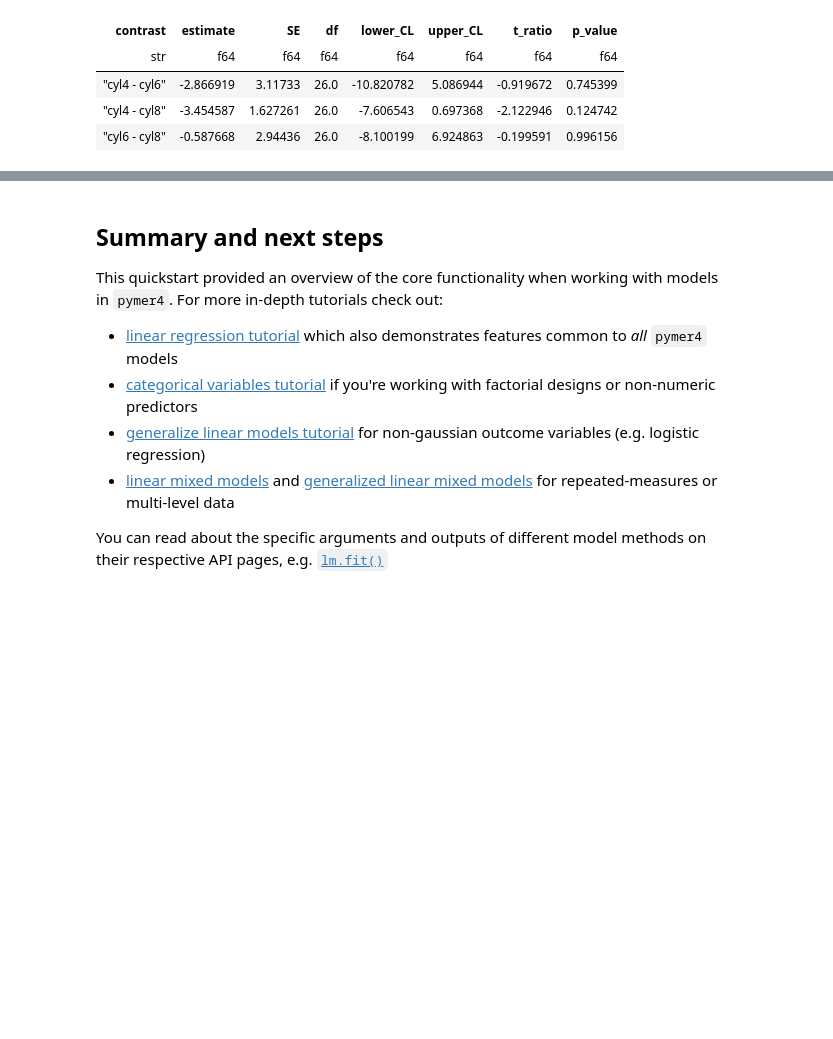
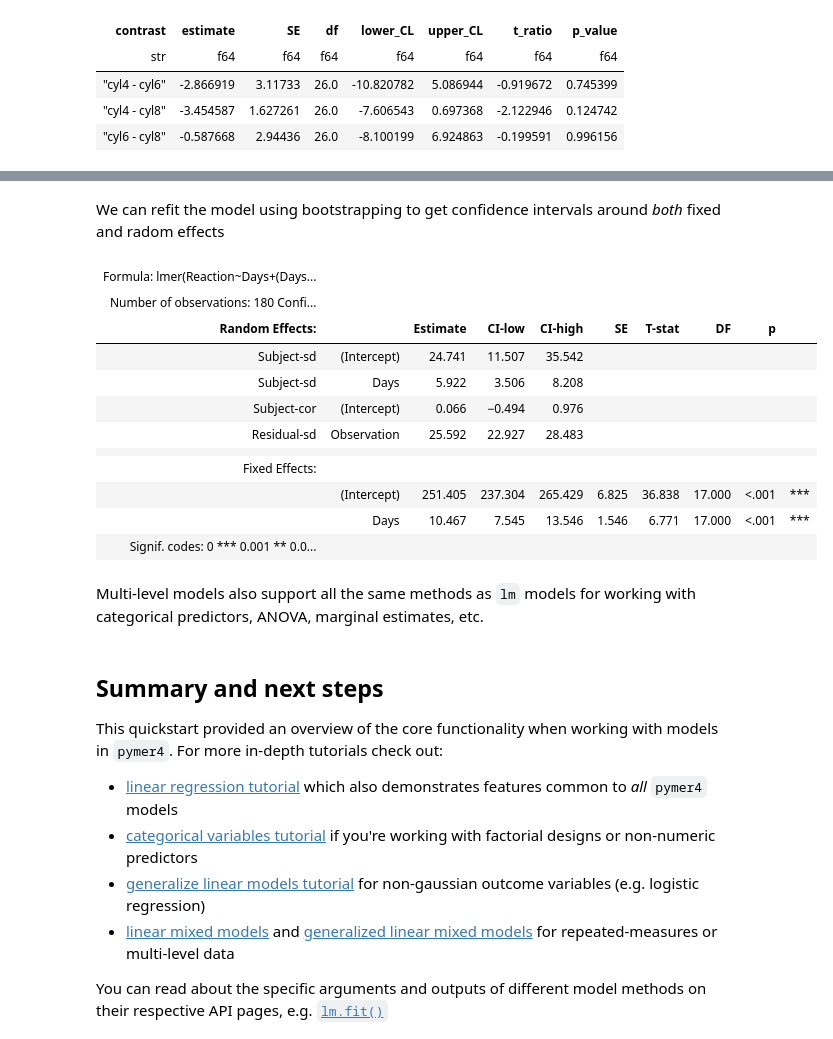
Before and after one commit to ejolly/pymer4, a Jupyter notebook: docs/pages/quickstart.ipynb, the cells around one changed output, grey strips where cells are left out. Saved outputs shown, nothing was run; the diff lists cells and outputs as text; code cells hidden in the pictures; blank space fills up the shorter version.

```diff
--- a/docs/pages/quickstart.ipynb
+++ b/docs/pages/quickstart.ipynb
@@ -448,0 +459,9 @@ shape: (3, 8)
+# %%
+from pymer4 import load_dataset
+from pymer4.models import lmer
+
+sleep = load_dataset('sleep')
+lmm_i = lmer('Reaction ~ Days + (1 | Subject)', data=sleep)
+lmm_is = lmer('Reaction ~ Days + (Days | Subject)', data=sleep)
+
+compare(lmm_i, lmm_is)
@@ -449,3 +504,22 @@ shape: (3, 8)
+# %% [markdown]
+We can refit the model using bootstrapping to get confidence intervals around *both* fixed and radom effects
+# %%
+lmm_is.fit(conf_method='boot', summary=True)
+# %% [output]
+| Formula: lmer(Reaction~Days+(Days... |  |  |  |  |  |  |  |  |  |
+| Number of observations: 180 Confi... |  |  |  |  |  |  |  |  |  |
+| Random Effects: |  | Estimate | CI-low | CI-high | SE | T-stat | DF | p |  |
+| Subject-sd | (Intercept) | 24.741 | 11.507 | 35.542 |  |  |  |  |  |
+| Subject-sd | Days | 5.922 | 3.506 | 8.208 |  |  |  |  |  |
+| Subject-cor | (Intercept) | 0.066 | −0.494 | 0.976 |  |  |  |  |  |
+| Residual-sd | Observation | 25.592 | 22.927 | 28.483 |  |  |  |  |  |
+|  |  |  |  |  |  |  |  |  |  |
+| Fixed Effects: |  |  |  |  |  |  |  |  |  |
+|  | (Intercept) | 251.405 | 237.304 | 265.429 | 6.825 | 36.838 | 17.000 | <.001 | *** |
+|  | Days | 10.467 | 7.545 | 13.546 | 1.546 | 6.771 | 17.000 | <.001 | *** |
+| Signif. codes: 0 *** 0.001 ** 0.0... |  |  |  |  |  |  |  |  |  |
+# %% [markdown]
+Multi-level models also support all the same methods as `lm` models for working with categorical predictors, ANOVA, marginal estimates, etc.
 # %% [markdown]
 ## Summary and next steps
 
```
Also changed, not shown: parts of 43 cells of this notebook, 14 other files.
